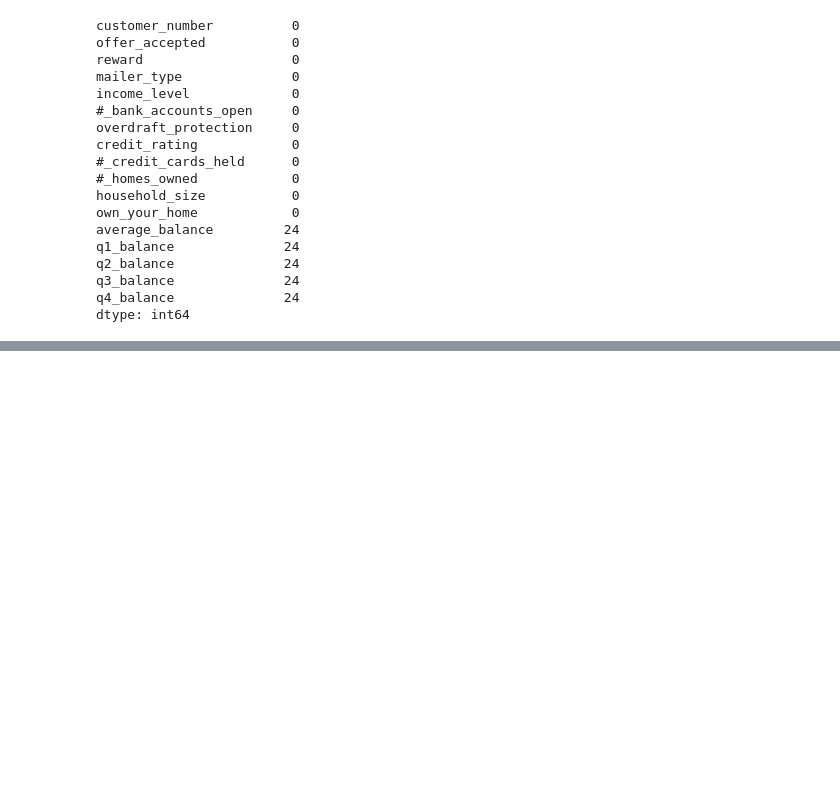
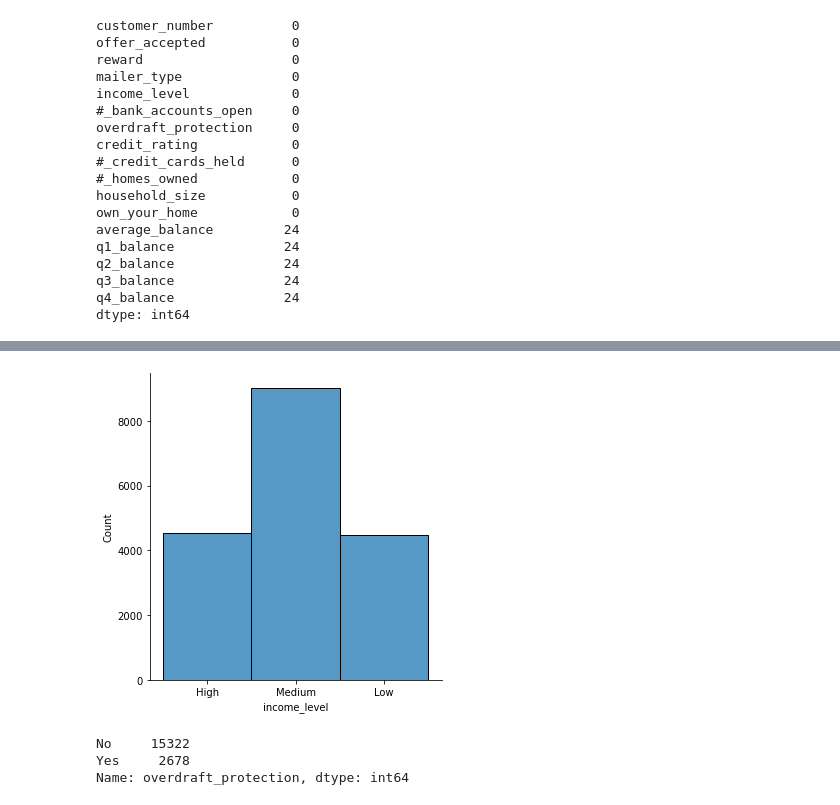
Before and after one commit to hollyjanedalton/mid_bootcamp_project, a Jupyter notebook: project_notebook.ipynb, the cells around one changed output, grey strips where cells are left out. Saved outputs shown, nothing was run; the diff lists cells and outputs as text; code cells hidden in the pictures; blank space fills up the shorter version.

```diff
--- a/project_notebook.ipynb
+++ b/project_notebook.ipynb
@@ -166,0 +250,14 @@ Name: offer_accepted, dtype: int64
+# %%
+sns.displot(df['income_level'])
+plt.show()   #"medium" income level almost double of the other 2 (high and low)
+# %% [output]
+[figure, added]
+# %%
+df['overdraft_protection'].value_counts()
+#how much does overdraft protection cost?
+#why don't more customers have overdraft protection?
+#only about 17% of customers have overdraft protection
+# %% [output]
+No     15322
+Yes     2678
+Name: overdraft_protection, dtype: int64
```
Also changed, not shown: parts of 32 cells of this notebook.
